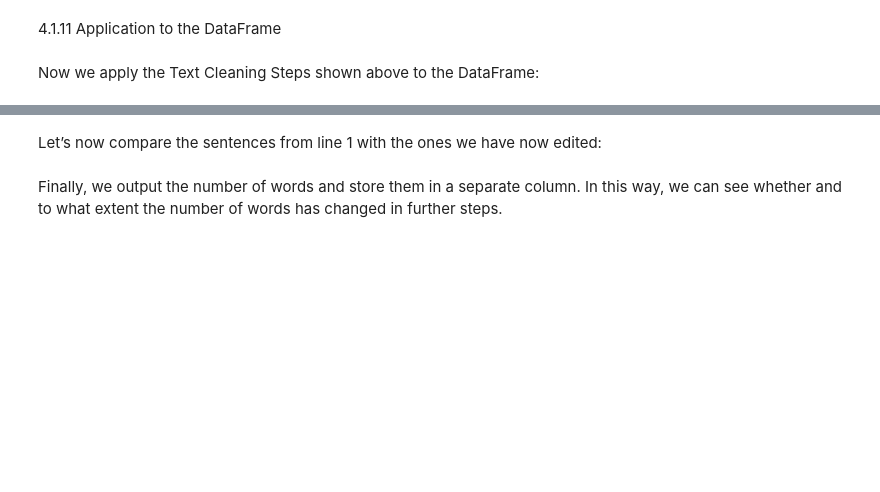
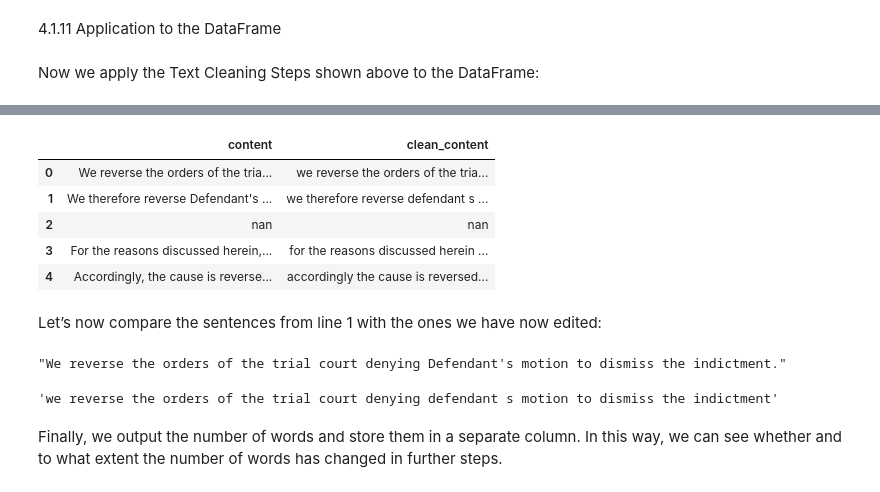
Before and after one commit to Hotsnown/seminaire-bordeaux-2022, a Jupyter notebook: exercices/jour3/3.3 text cleaning.ipynb/3.3.3 mini-project.ipynb, the cells around one changed output, grey strips where cells are left out. Drawn from its saved outputs; the diff is of its cells as text; code cells hidden in the pictures; blank space fills up the shorter version.

```diff
--- a/exercices/jour3/3.3 text cleaning.ipynb/3.3.3 mini-project.ipynb
+++ b/exercices/jour3/3.3 text cleaning.ipynb/3.3.3 mini-project.ipynb
@@ -57,9 +112,8 @@ df.head()
 # %% [markdown]
 However, we will only work with the following part of the data set:
-# %%
-df = df[['Rating', 'Reviews']]
-df.head()
 # %% [markdown]
 Let’s take a closer look at the first set of reviews:
 # %%
-df['Reviews'].iloc[0]
+df = df[["content"]]
+
+df['content'].iloc[0]
@@ -68,5 +127,5 @@ df.dtypes
 # %% [markdown]
 To be on the safe side, I convert the reviews as strings to be able to work with them correctly.
 # %%
-df['Reviews'] = df['Reviews'].astype(str)
+df['content'] = df['content'].astype(str)
 # %% [markdown]
@@ -428,19 +550,30 @@ df.head()
 # %%
-df['Clean_Reviews'] = df['Reviews'].str.lower()
-df['Clean_Reviews'] = df['Clean_Reviews'].apply(remove_html_tags_func)
-df['Clean_Reviews'] = df['Clean_Reviews'].apply(remove_url_func)
-df['Clean_Reviews'] = df['Clean_Reviews'].apply(remove_accented_chars_func)
-df['Clean_Reviews'] = df['Clean_Reviews'].apply(remove_punctuation_func)
-df['Clean_Reviews'] = df['Clean_Reviews'].apply(remove_irr_char_func)
-df['Clean_Reviews'] = df['Clean_Reviews'].apply(remove_extra_whitespaces_func)
+df['clean_content'] = df['content'].str.lower()
+df['clean_content'] = df['clean_content'].apply(remove_html_tags_func)
+df['clean_content'] = df['clean_content'].apply(remove_url_func)
+df['clean_content'] = df['clean_content'].apply(remove_accented_chars_func)
+df['clean_content'] = df['clean_content'].apply(remove_punctuation_func)
+df['clean_content'] = df['clean_content'].apply(remove_irr_char_func)
+df['clean_content'] = df['clean_content'].apply(remove_extra_whitespaces_func)
 
 df.head()
+# %% [output]
+|  | content | clean_content |
+| 0 | We reverse the orders of the tria... | we reverse the orders of the tria... |
+| 1 | We therefore reverse Defendant's ... | we therefore reverse defendant s ... |
+| 2 | nan | nan |
+| 3 | For the reasons discussed herein,... | for the reasons discussed herein ... |
+| 4 | Accordingly, the cause is reverse... | accordingly the cause is reversed... |
 # %% [markdown]
 Let’s now compare the sentences from line 1 with the ones we have now edited:
 # %%
-df['Reviews'].iloc[0]
+df['content'].iloc[0]
+# %% [output]
+"We reverse the orders of the trial court denying Defendant's motion to dismiss the indictment."
 # %%
-df['Clean_Reviews'].iloc[0]
+df['clean_content'].iloc[0]
+# %% [output]
+'we reverse the orders of the trial court denying defendant s motion to dismiss the indictment'
 # %% [markdown]
 Finally, we output the number of words and store them in a separate column. In this way, we can see whether and to what extent the number of words has changed in further steps.
 # %%
```
Also changed, not shown: parts of 51 cells of this notebook, 15 other files.
